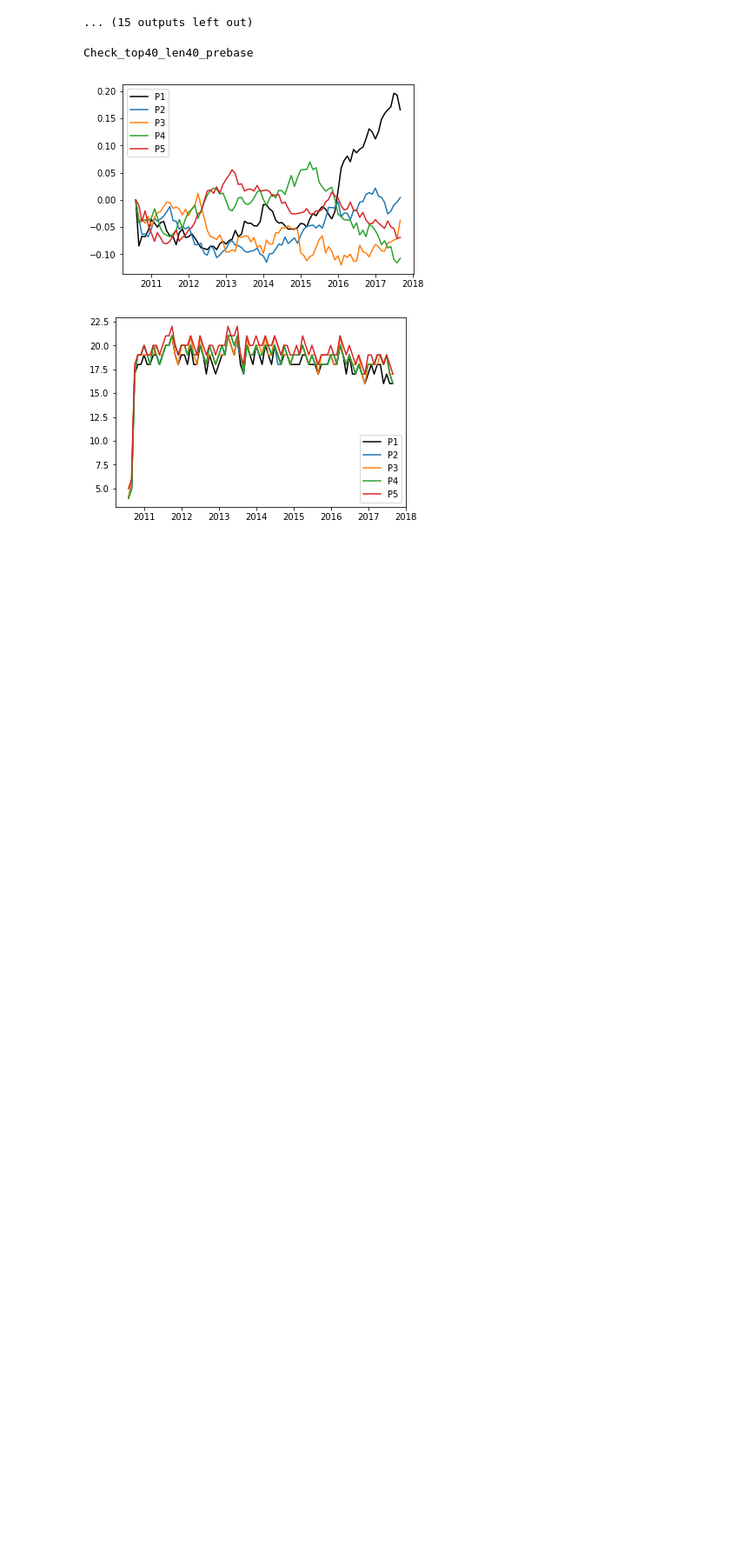
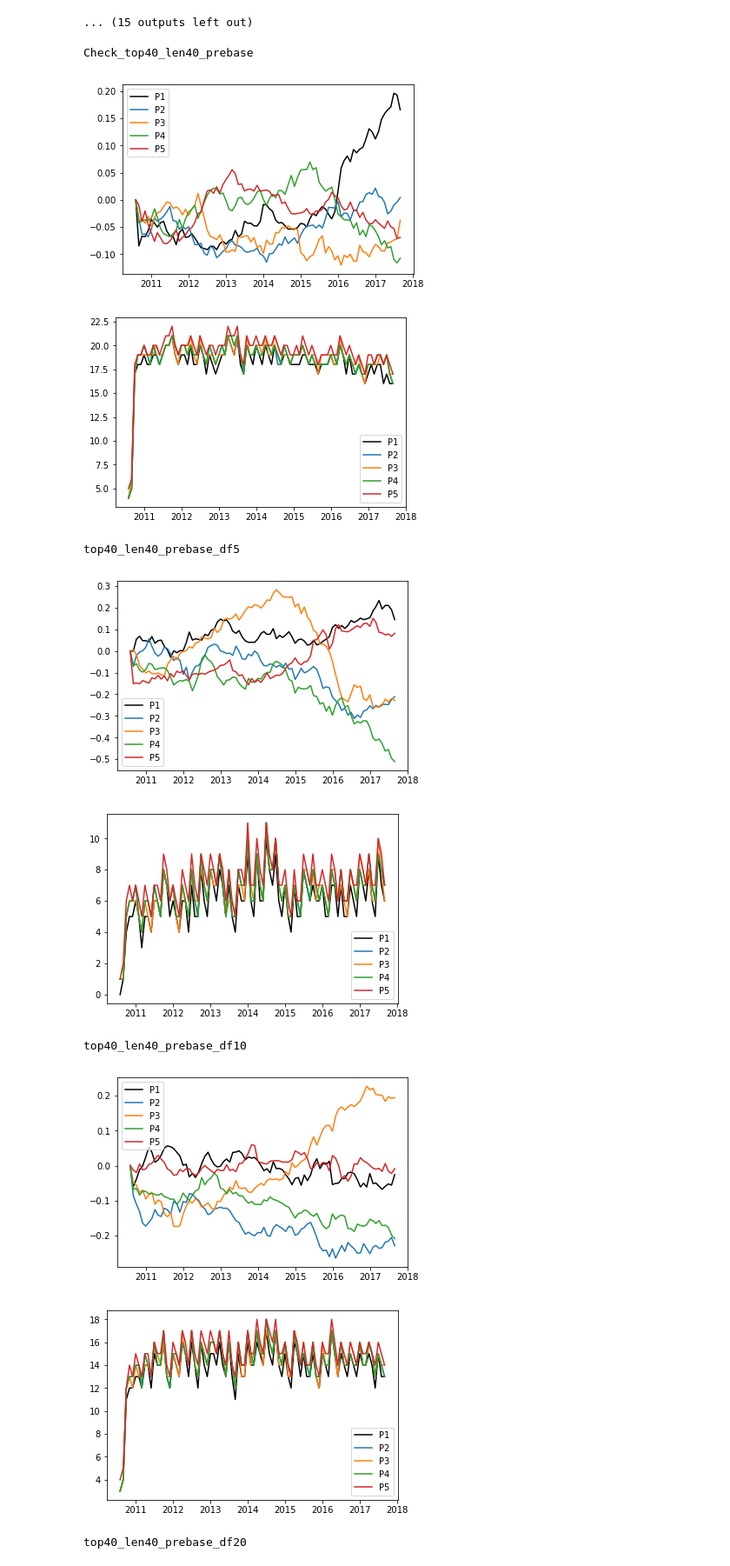
Before and after one commit to richardhitchens/w266_project, a Jupyter notebook: Chart_portfolios_1216_TS.ipynb, the cells around one changed output. Shown at 87% size. Saved outputs shown, nothing was run; the diff lists cells and outputs as text; code cells hidden in the pictures; blank space fills up the shorter version.

Commit message:
added df variations on 4040 model

```diff
--- a/Chart_portfolios_1216_TS.ipynb
+++ b/Chart_portfolios_1216_TS.ipynb
@@ -563,3 +563,22 @@ for model_dir in model_dir_list:
 Check_top40_len40_prebase
 [figure]
 [figure]
+# %%
+model_dir_list = ["top40_len40_prebase_df5", "top40_len40_prebase_df10",
+                  "top40_len40_prebase_df20"]
+
+for model_dir in model_dir_list:
+
+    print model_dir
+    print
+    topic_sims_results = get_topic_sims_results(model_dir)
+
+    produce_portfolio_results(topic_sims_results, LIBRARY_PATH, num_portfolios=5, max_age=4)
+# %% [output]
+top40_len40_prebase_df5
+[figure, added]
+[figure, added]
+top40_len40_prebase_df10
+[figure, added]
+[figure, added]
+top40_len40_prebase_df20
```
Also changed, not shown: parts of 1 cell of this notebook, 32 other files.
